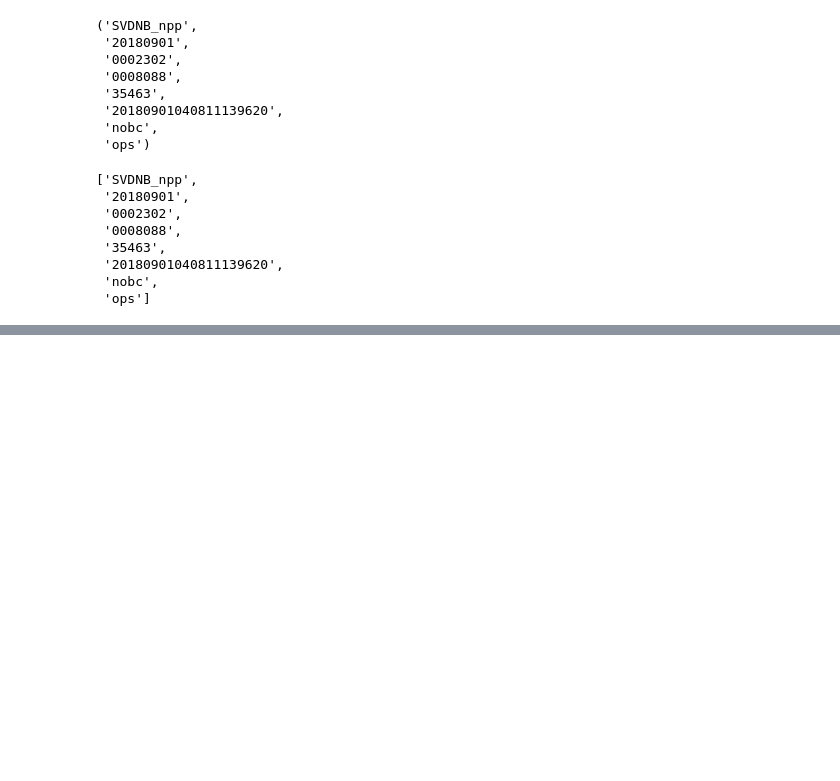
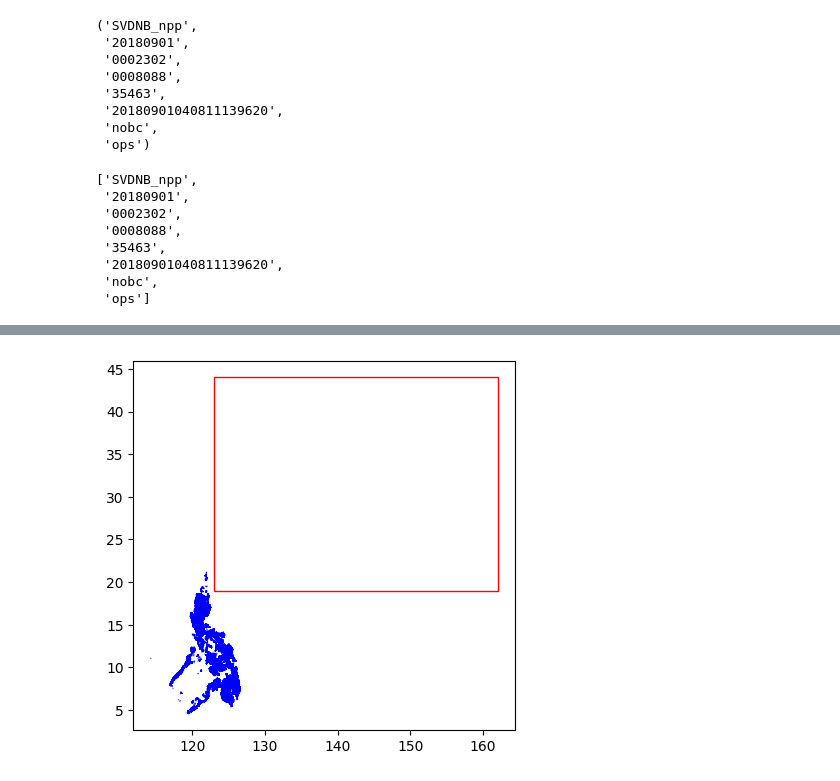
Before and after one commit to butchland/ntlights-processing-utils, a Jupyter notebook: nbs/04_explore_ntlights_stac.ipynb, the cells around one changed output, grey strips where cells are left out. Cells and saved outputs as stored; diff of their text form; code cells hidden in the pictures; blank space fills up the shorter version.

```diff
--- a/nbs/04_explore_ntlights_stac.ipynb
+++ b/nbs/04_explore_ntlights_stac.ipynb
@@ -196,0 +395,6 @@ kids_df = pd.DataFrame.from_records(kids)
+# %%
+ax = plt.axes()
+ax = admin_areas.plot(ax=ax, facecolor='none', edgecolor='blue')
+ax = phl_180912.iloc[0:1].plot(ax=ax, facecolor='none',edgecolor='red')
+# %% [output]
+[figure, added]
```
Also changed, not shown: parts of 137 cells of this notebook.
